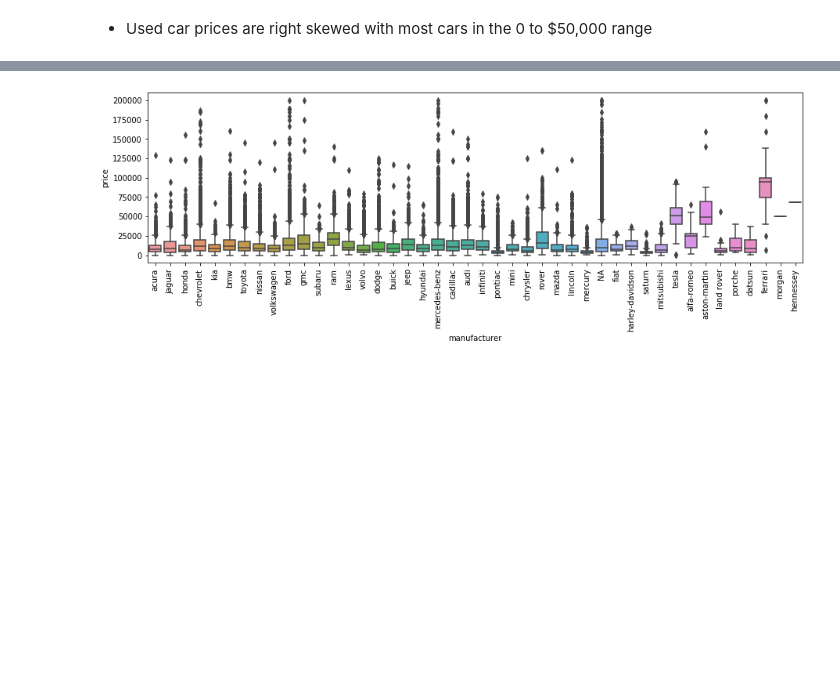
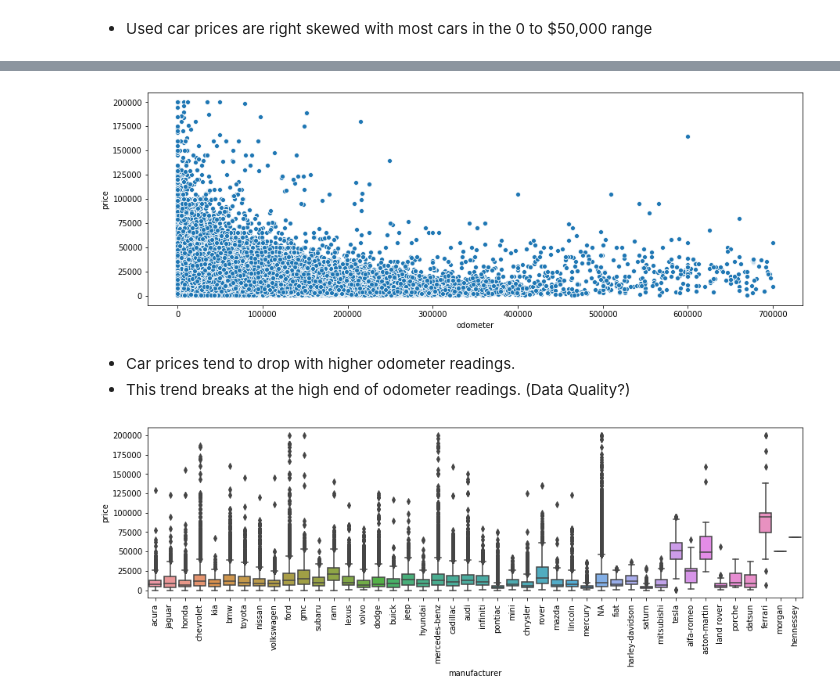
Before and after one commit to cmbonu/CraigslistUsedCarsAnalysis, a Jupyter notebook: UsedCarsDeepEDAProcessing.ipynb, the cells around one changed output, grey strips where cells are left out. Cells and saved outputs as stored; diff of their text form; code cells hidden in the pictures; blank space fills up the shorter version.

```diff
--- a/UsedCarsDeepEDAProcessing.ipynb
+++ b/UsedCarsDeepEDAProcessing.ipynb
@@ -110,3 +121,12 @@ ax = sns.distplot(used_cars['price'],bins=100,kde=False)
+# %%
+plt.figure(figsize=(15,5))
+ax = sns.scatterplot(x="odometer", y="price", data=used_cars)
+plt.show()
+# %% [output]
+[figure, added]
+# %% [markdown]
+- Car prices tend to drop with higher odometer readings.
+- This trend breaks at the high end of odometer readings. (Data Quality?)
 # %%
 #Seaborn Boxplot (Light weight, Non-Interactive)
 plt.figure(figsize=figsize)
```
Also changed, not shown: parts of 7 cells of this notebook, 3 other files.
